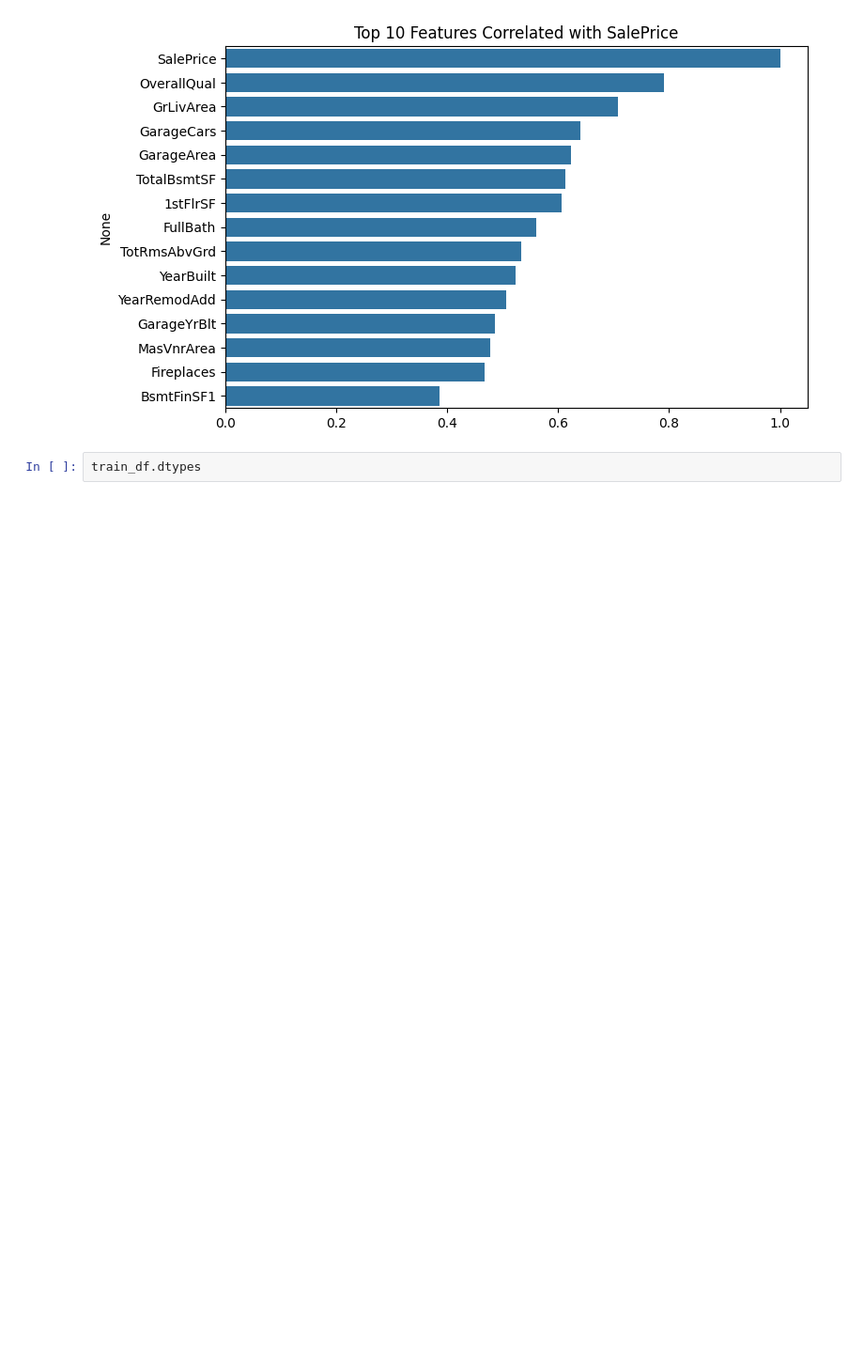
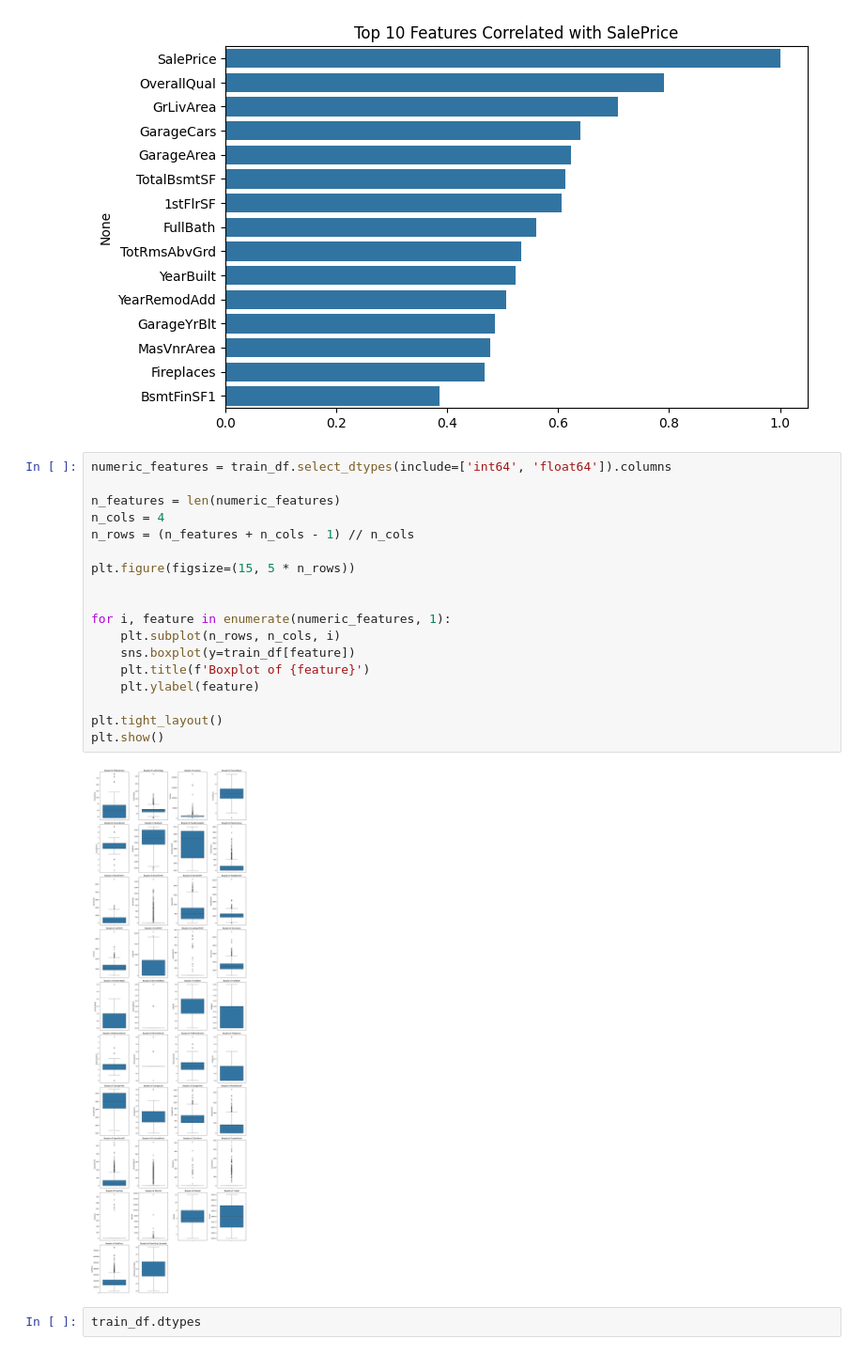
Before and after one commit to ta7er-Alalfi/House_Price_Prediction_T7, a Jupyter notebook: House_Price_Prediction_t7.ipynb, the cells around one changed output. Shown at 94% size. Drawn from its saved outputs; the diff is of its cells as text; blank space fills up the shorter version.

```diff
--- a/House_Price_Prediction_t7.ipynb
+++ b/House_Price_Prediction_t7.ipynb
@@ -106,6 +107,26 @@ plt.title("Top 10 Features Correlated with SalePrice")
 plt.show()
 # %% [output]
 [figure]
+# %%
+numeric_features = train_df.select_dtypes(include=['int64', 'float64']).columns
+
+n_features = len(numeric_features)
+n_cols = 4
+n_rows = (n_features + n_cols - 1) // n_cols
+
+plt.figure(figsize=(15, 5 * n_rows))
+
+
+for i, feature in enumerate(numeric_features, 1):
+    plt.subplot(n_rows, n_cols, i)
+    sns.boxplot(y=train_df[feature])
+    plt.title(f'Boxplot of {feature}')
+    plt.ylabel(feature)
+
+plt.tight_layout()
+plt.show()
+# %% [output]
+[figure, added]
 # %%
 train_df.dtypes
 # %% [output]
```
Also changed, not shown: parts of 15 cells of this notebook.
